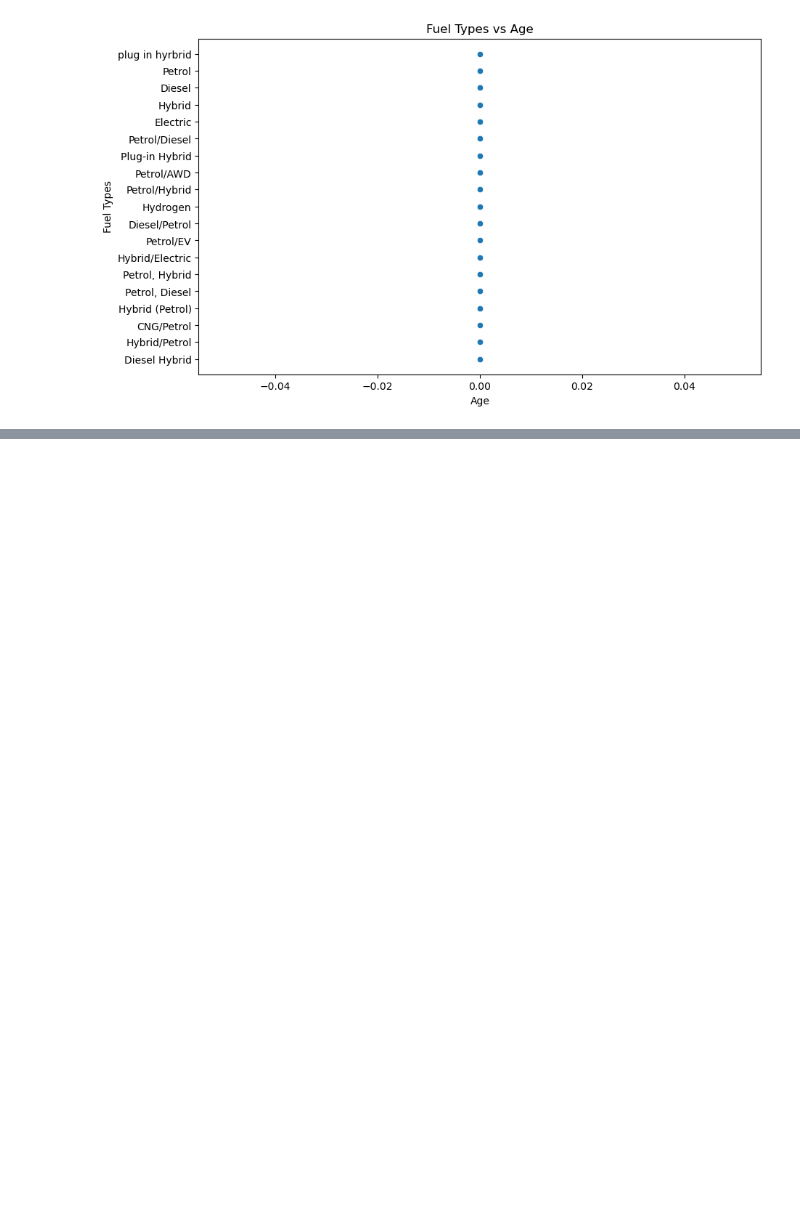
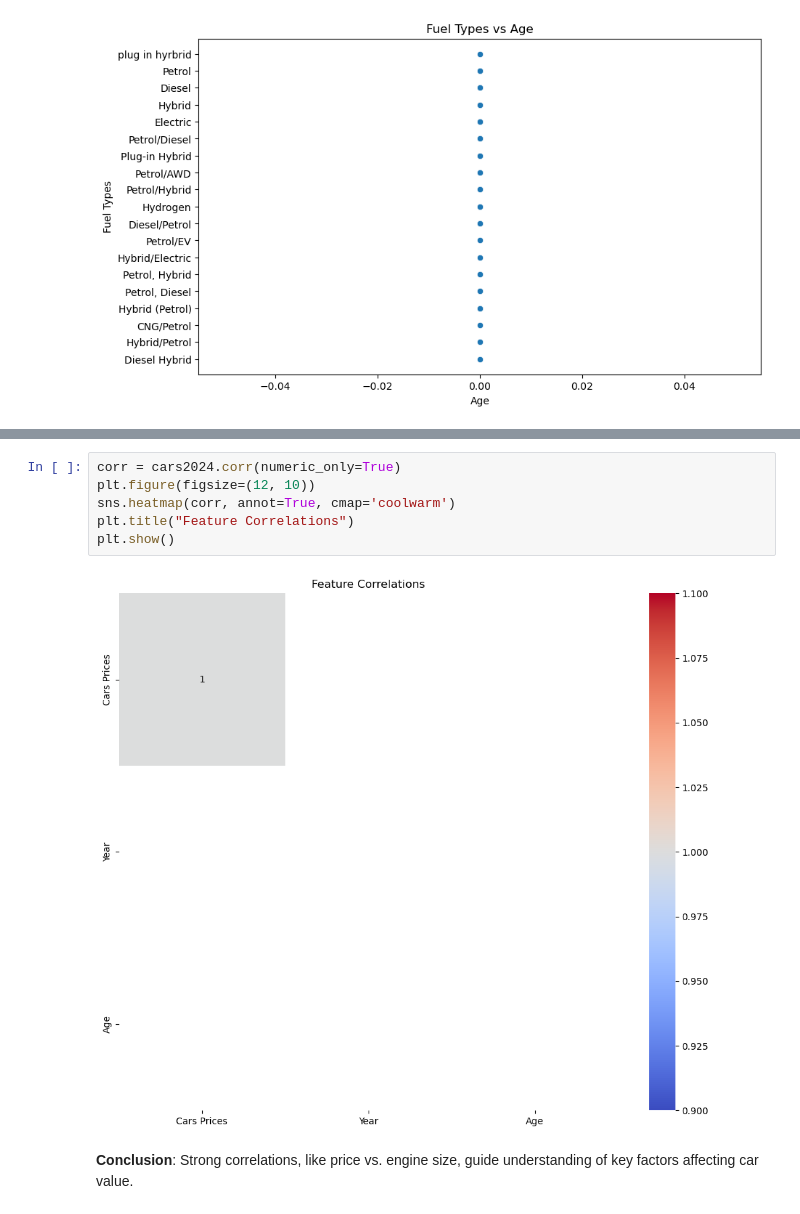
Before and after one commit to dannicolau7/The-Ultimate-Cars-2024, a Jupyter notebook: notebook.ipynb, the cells around one changed output, grey strips where cells are left out. Drawn from its saved outputs; the diff is of its cells as text; blank space fills up the shorter version.

```diff
--- a/notebook.ipynb
+++ b/notebook.ipynb
@@ -366,0 +476,10 @@ plt.show()
+# %%
+corr = cars2024.corr(numeric_only=True)
+plt.figure(figsize=(12, 10))
+sns.heatmap(corr, annot=True, cmap='coolwarm')
+plt.title("Feature Correlations")
+plt.show()
+# %% [output]
+[figure, added]
+# %% [markdown]
+**Conclusion**: Strong correlations, like price vs. engine size, guide understanding of key factors affecting car value.
```
Also changed, not shown: parts of 14 cells of this notebook, 1 other file.
